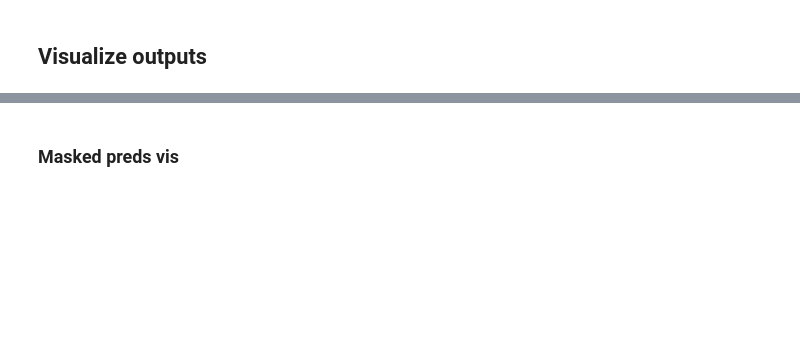
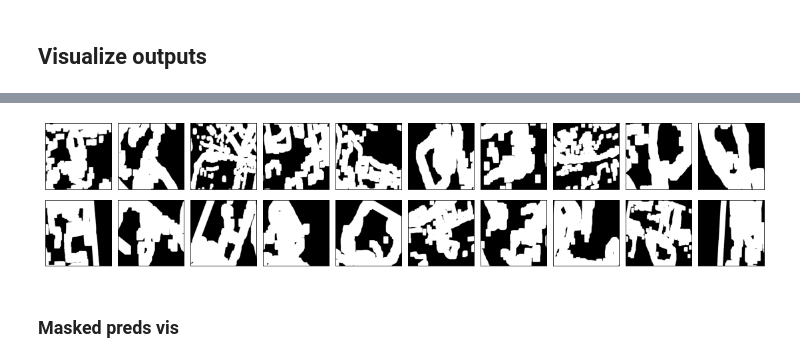
Before and after one commit to hasibzunair/masksup-segmentation, a Jupyter notebook: notebooks/visualize_outputs.ipynb, the cells around one changed output, grey strips where cells are left out. Cells and saved outputs as stored; diff of their text form; code cells hidden in the pictures; blank space fills up the shorter version.

```diff
--- a/notebooks/visualize_outputs.ipynb
+++ b/notebooks/visualize_outputs.ipynb
@@ -148,3 +175,44 @@ def read_image_(path):
+# %%
+import matplotlib.pyplot as plt
+import numpy as np
+
+def plot_image_grid(images, ncols=None, cmap='gray'):
+    '''Plot a grid of images'''
+    if not ncols:
+        factors = [i for i in range(1, len(images)+1) if len(images) % i == 0]
+        ncols = factors[len(factors) // 2] if len(factors) else len(images) // 4 + 1
+    nrows = int(len(images) / ncols) + int(len(images) % ncols)
+    imgs = [images[i] if len(images) > i else None for i in range(nrows * ncols)]
+    f, axes = plt.subplots(nrows, ncols, figsize=(3*ncols, 2*nrows))
+    axes = axes.flatten()[:len(imgs)]
+    for img, ax in zip(imgs, axes.flatten()):
+        if np.any(img):
+            if len(img.shape) > 2 and img.shape[2] == 1:
+                img = img.squeeze()
+            ax.imshow(img, cmap=cmap)
+
+            # Hide grid lines
+            ax.grid(False)
+
+            # Hide axes ticks
+            ax.get_xaxis().set_visible(False)
+            ax.get_yaxis().set_visible(False)
+            #f.tight_layout()
+            plt.subplots_adjust(left=0.4,
+                    bottom=0.1,
+                    right=0.9,
+                    top=0.9,
+                    wspace=0.1,
+                    hspace=0.01)
+    plt.savefig("../logs/visualization/qual_masked.pdf", facecolor="white", bbox_inches = 'tight', dpi=300)
+
+# make 16 images with 60 height, 80 width, 3 color channels
+#images = np.random.rand(16, 60, 80, 3)
+
+# plot them
+plot_image_grid(images,  ncols=10)
+# %% [output]
+[figure, added]
 # %% [markdown]
 ### Masked preds vis
 # %%
```
Also changed, not shown: parts of 21 cells of this notebook, 1 other file.
